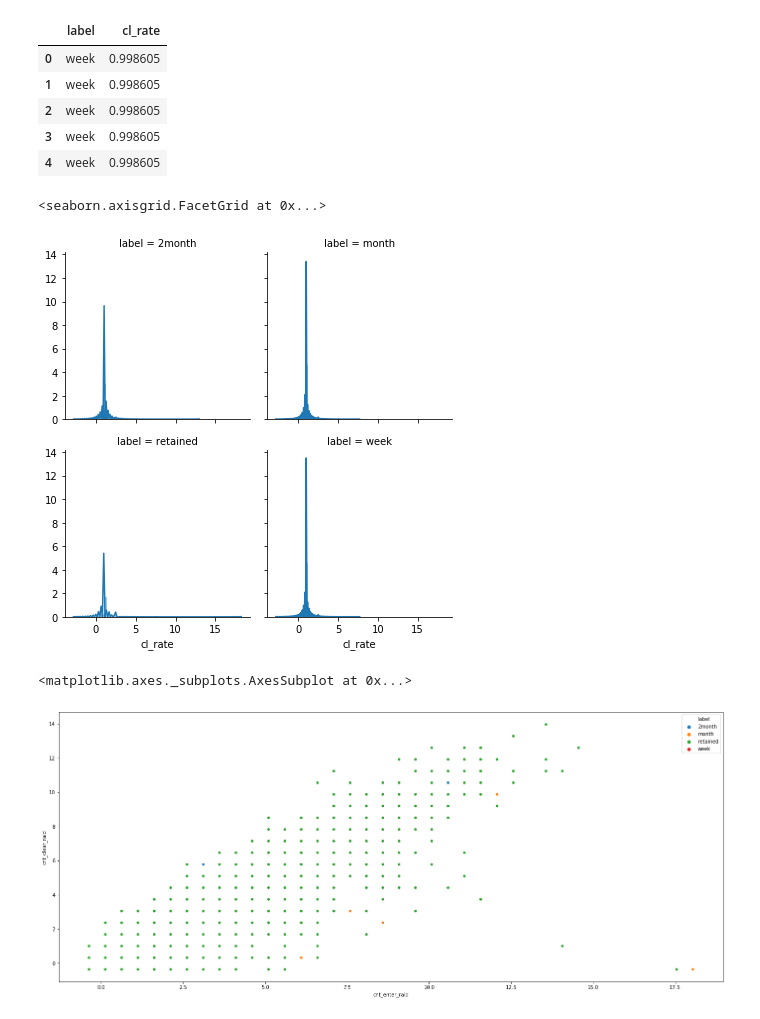
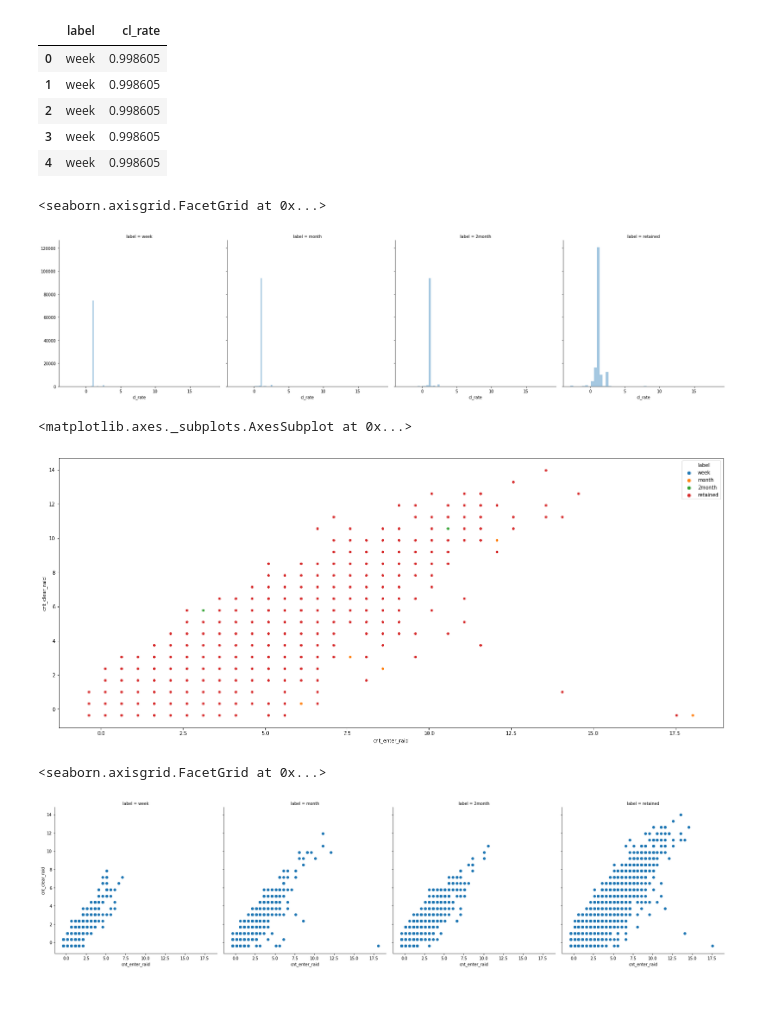
Before and after one commit to kookoowaa/Projects, a Jupyter notebook: Churn_with_Online_game/EDA_cwp.ipynb, the cells around one changed output. Saved outputs shown, nothing was run; the diff lists cells and outputs as text; code cells hidden in the pictures.

```diff
--- a/Churn_with_Online_game/EDA_cwp.ipynb
+++ b/Churn_with_Online_game/EDA_cwp.ipynb
@@ -46,6 +47,8 @@ Requirement already satisfied, skipping upgrade: six>=1.5 in /usr/local/lib/pyth
 # %%
 import pandas as pd
 import seaborn as sns
+import matplotlib.pylab as plt
+the_order = ['week', 'month', '2month', 'retained']
 # %%
 file_id = '1UKQ6pt47ogMjOi3bsyIuFWf5Bw8Epont'
 downloaded = drive.CreateFile({'id': file_id})
@@ -89,7 +103,7 @@ rd.shape
 # %% [output]
 (440323, 39)
 # %%
-rd['label'] = rd['label'].astype('category')
+#rd['label'] = rd['label'].astype('category')
 rd.info()
 # %% [output]
 <class 'pandas.core.frame.DataFrame'>
@@ -154,13 +168,18 @@ clear_rate.head()
 | 3 | week | 0.998605 |
 | 4 | week | 0.998605 |
 # %%
-clear_facet = sns.FacetGrid(data = clear_rate, col = 'label', col_wrap = 2)
-clear_facet.map(sns.distplot, 'cl_rate')
+clear_facet = sns.FacetGrid(data = clear_rate, col = 'label', height = 6, col_order=the_order)
+clear_facet.map(sns.distplot, 'cl_rate', kde=False)
 # %% [output]
 <seaborn.axisgrid.FacetGrid at 0x...>
-[figure, old version]
+[figure, new version]
 # %%
-sns.scatterplot(x = 'cnt_enter_raid', y = 'cnt_clear_raid', data = rd, hue = 'label')
+sns.scatterplot(x = 'cnt_enter_raid', y = 'cnt_clear_raid', data = rd, hue = 'label', hue_order = the_order)
 # %% [output]
 <matplotlib.axes._subplots.AxesSubplot at 0x...>
-[figure, old version]
+[figure, new version]
+# %%
+sns.FacetGrid(data = rd, col = 'label', height=6, col_order =the_order).map(plt.scatter, 'cnt_enter_raid', 'cnt_clear_raid')
+# %% [output]
+<seaborn.axisgrid.FacetGrid at 0x...>
+[figure, added]
```
Also changed, not shown: parts of 14 cells of this notebook.
